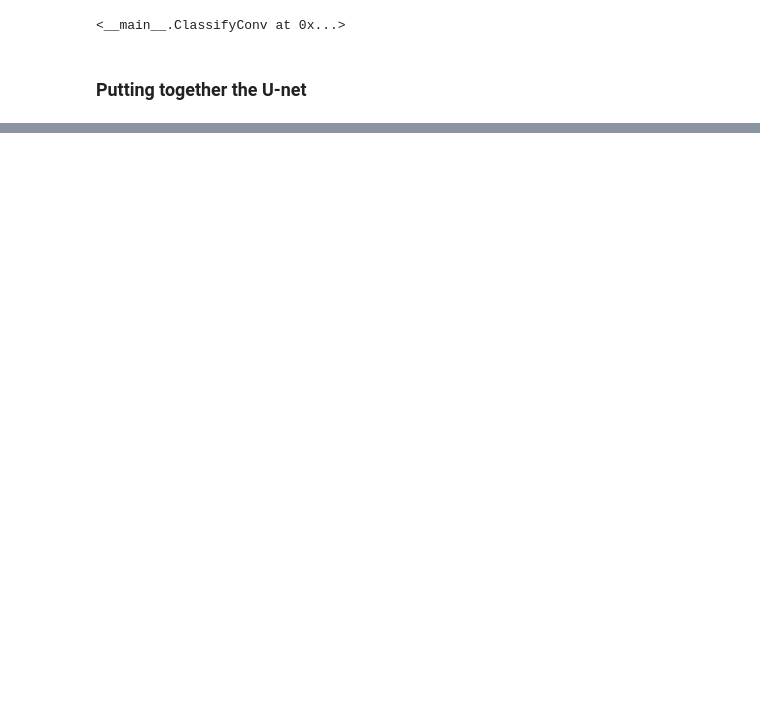
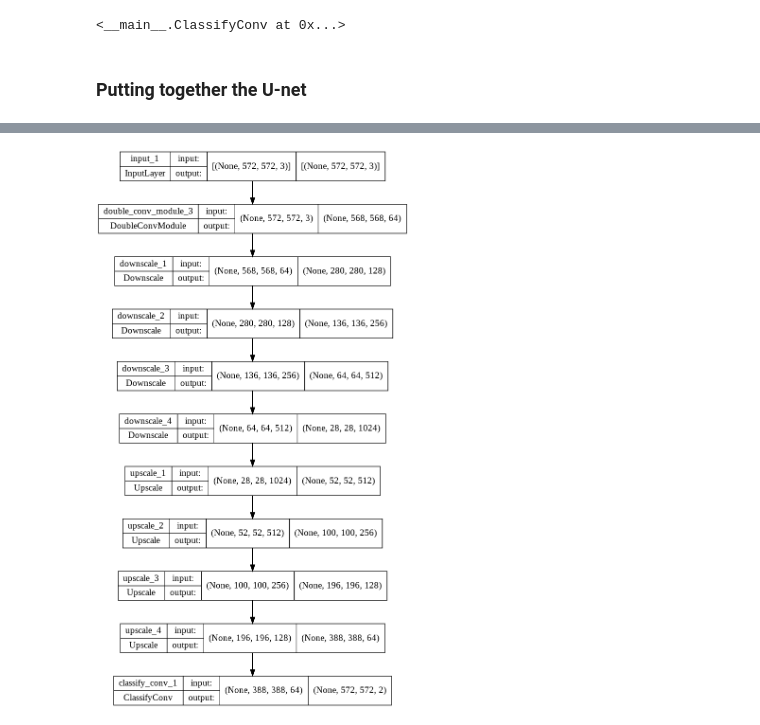
Before and after one commit to swap-10/U-Net-Tensorflow, a Jupyter notebook: unet_yard.ipynb, the cells around one changed output, grey strips where cells are left out. Saved outputs shown, nothing was run; the diff lists cells and outputs as text; code cells hidden in the pictures; blank space fills up the shorter version.

```diff
--- a/unet_yard.ipynb
+++ b/unet_yard.ipynb
@@ -71,7 +73,7 @@ class Upscale(tf.keras.layers.Layer):
     def call(self, input_tensor, skip_connection):
         x1 = self.upsample(input_tensor)
         x2 = skip_connection
-        x2 = tf.image.random_crop(x2, size=(x2.shape[0], x1.shape[1], x1.shape[2], self.filters))
+        x2 = tf.image.resize(x2, size=[x1.shape[1], x1.shape[2]])
         x = tf.keras.layers.Concatenate()([x1, x2])
         return self.doubleconv(x)
 
@@ -101,8 +103,9 @@ class ClassifyConv(tf.keras.layers.Layer):
         super(ClassifyConv, self).__init__()
         self.conv = tf.keras.layers.Conv2D(filters, kernel_size=(1,1))
 
-    def call(self, input_tensor):
-        return self.conv(input_tensor)
+    def call(self, input_tensor, original_size):
+        x = tf.image.resize(input_tensor, original_size)
+        return self.conv(x)
 
 classify_conv_test = ClassifyConv(32)
 classify_conv_test
@@ -133,6 +136,7 @@ class UNet(tf.keras.Model):
         self.out = ClassifyConv(n_classes)
 
     def call(self, input_tensor):
+        self.original_size = [input_tensor.shape[1], input_tensor.shape[2]]
         x1 = self.inp(input_tensor)
         x2 = self.down1(x1)
         x3 = self.down2(x2)
@@ -144,7 +148,7 @@ class UNet(tf.keras.Model):
         xf = self.up3(xf, x2)
         xf = self.up4(xf, x1)
 
-        x = self.out(xf)
+        x = self.out(xf, self.original_size)
 
         return x
 
@@ -176,0 +201,10 @@ array([[[[-0.10284571,  0.1237016 ],
+# %%
+tf.keras.utils.plot_model(
+    model.build_graph(),
+    to_file="unet_model.png",
+    show_shapes=True,
+    show_layer_names=True,
+    expand_nested=True
+    )
+# %% [output]
+[figure, added]
```
Also changed, not shown: parts of 17 cells of this notebook.
